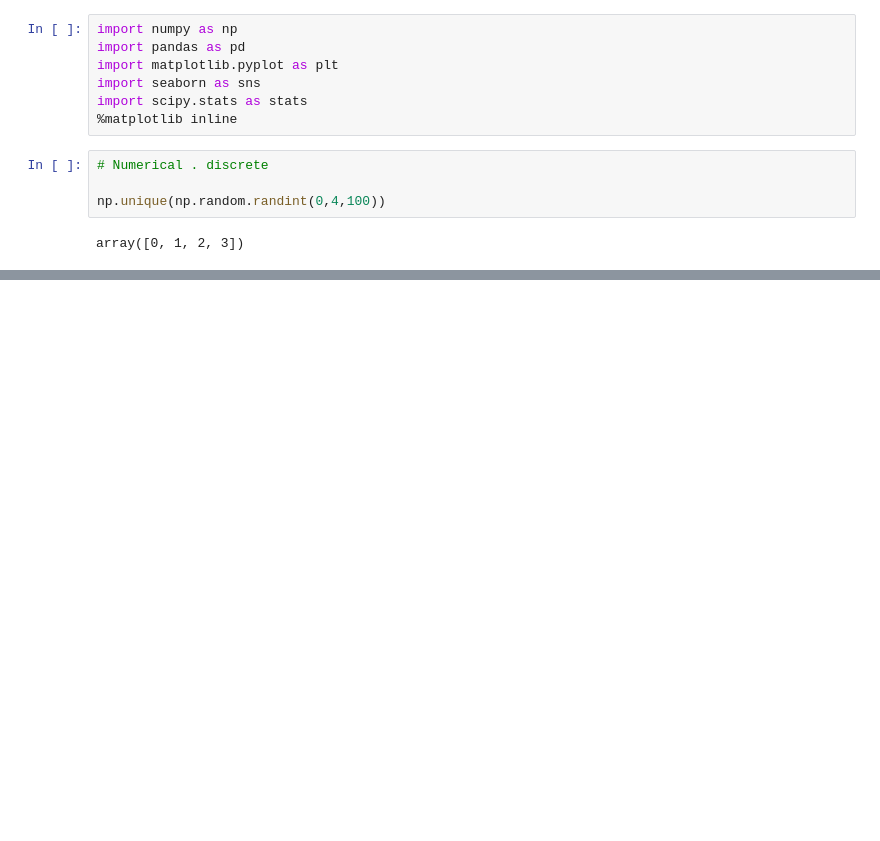
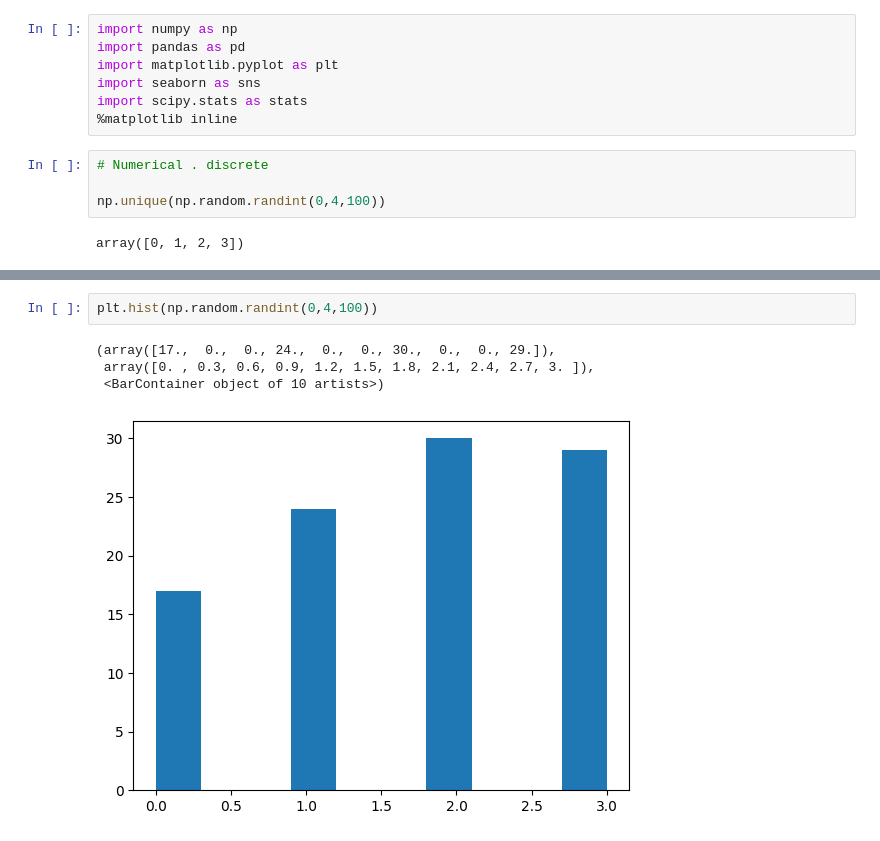
Before and after one commit to edwinmesa/dt_learn_data_science, a Jupyter notebook: python/statistics/ACADGILD/video_data_types.ipynb, the cells around one changed output, grey strips where cells are left out. Cells and saved outputs as stored; diff of their text form; blank space fills up the shorter version.

```diff
--- a/python/statistics/ACADGILD/video_data_types.ipynb
+++ b/python/statistics/ACADGILD/video_data_types.ipynb
@@ -47,0 +58,7 @@ h
+# %%
+plt.hist(np.random.randint(0,4,100))
+# %% [output]
+(array([17.,  0.,  0., 24.,  0.,  0., 30.,  0.,  0., 29.]),
+ array([0. , 0.3, 0.6, 0.9, 1.2, 1.5, 1.8, 2.1, 2.4, 2.7, 3. ]),
+ <BarContainer object of 10 artists>)
+[figure, added]
```
Also changed, not shown: parts of 11 cells of this notebook, 10 other files.
